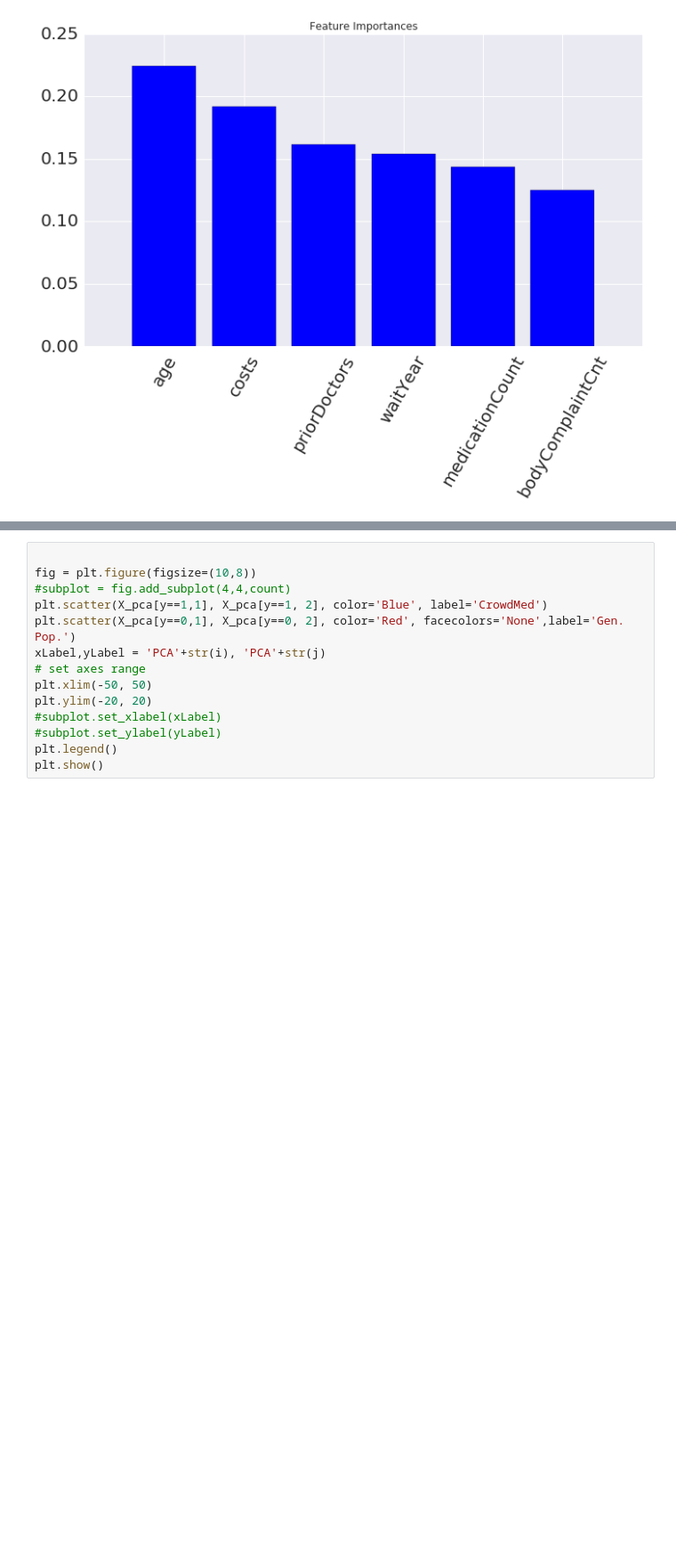
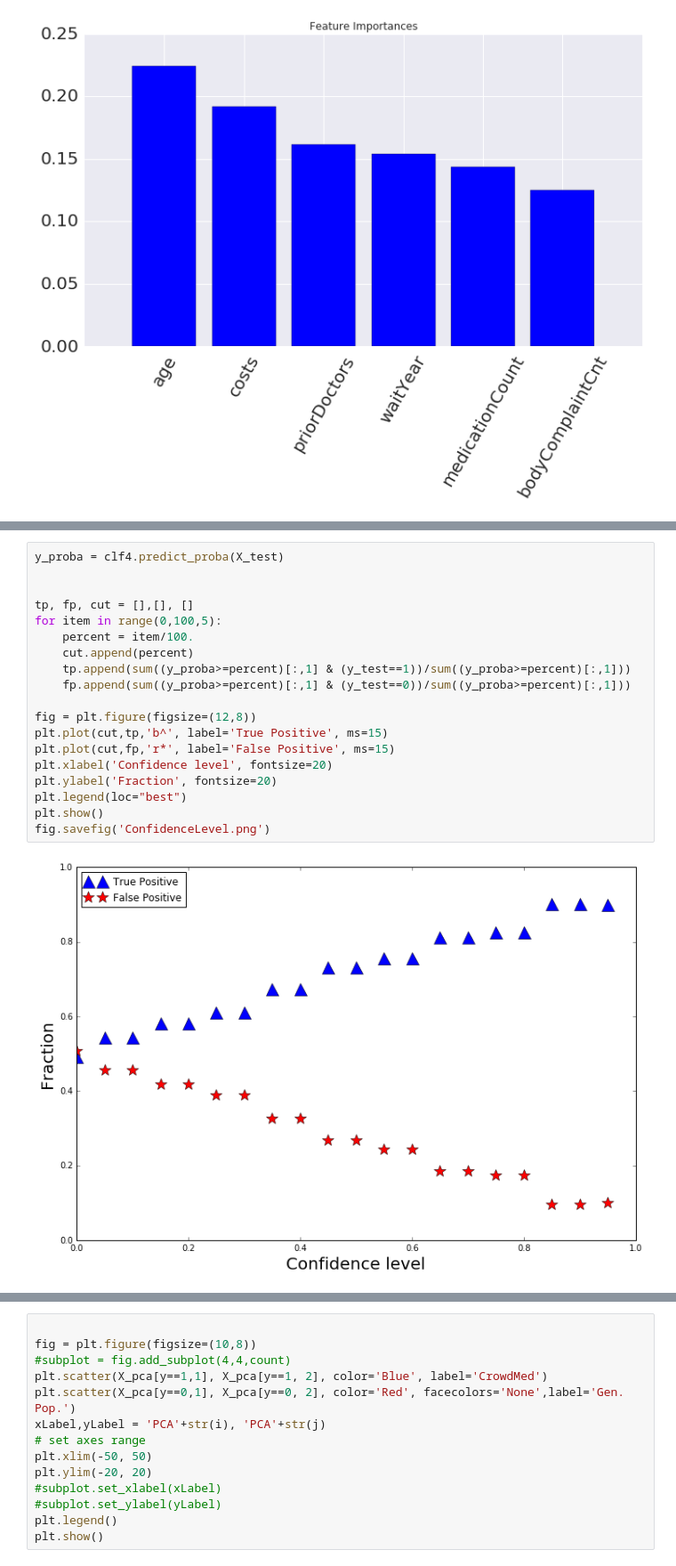
Before and after one commit to mhaytmyr/Insight, a Jupyter notebook: Week4.ipynb, the cells around one changed output, grey strips where cells are left out. Shown: that part at 89% size. Drawn from its saved outputs; the diff is of its cells as text; blank space fills up the shorter version.

```diff
--- a/Week4.ipynb
+++ b/Week4.ipynb
@@ -511,0 +590,21 @@ plt.show()
+# %%
+y_proba = clf4.predict_proba(X_test)
+
+
+tp, fp, cut = [],[], []
+for item in range(0,100,5):
+    percent = item/100.
+    cut.append(percent)
+    tp.append(sum((y_proba>=percent)[:,1] & (y_test==1))/sum((y_proba>=percent)[:,1]))
+    fp.append(sum((y_proba>=percent)[:,1] & (y_test==0))/sum((y_proba>=percent)[:,1]))
+
+fig = plt.figure(figsize=(12,8))
+plt.plot(cut,tp,'b^', label='True Positive', ms=15)
+plt.plot(cut,fp,'r*', label='False Positive', ms=15)
+plt.xlabel('Confidence level', fontsize=20)
+plt.ylabel('Fraction', fontsize=20)
+plt.legend(loc="best")
+plt.show()
+fig.savefig('ConfidenceLevel.png')
+# %% [output]
+[figure, added]
```
Also changed, not shown: parts of 20 cells of this notebook.
